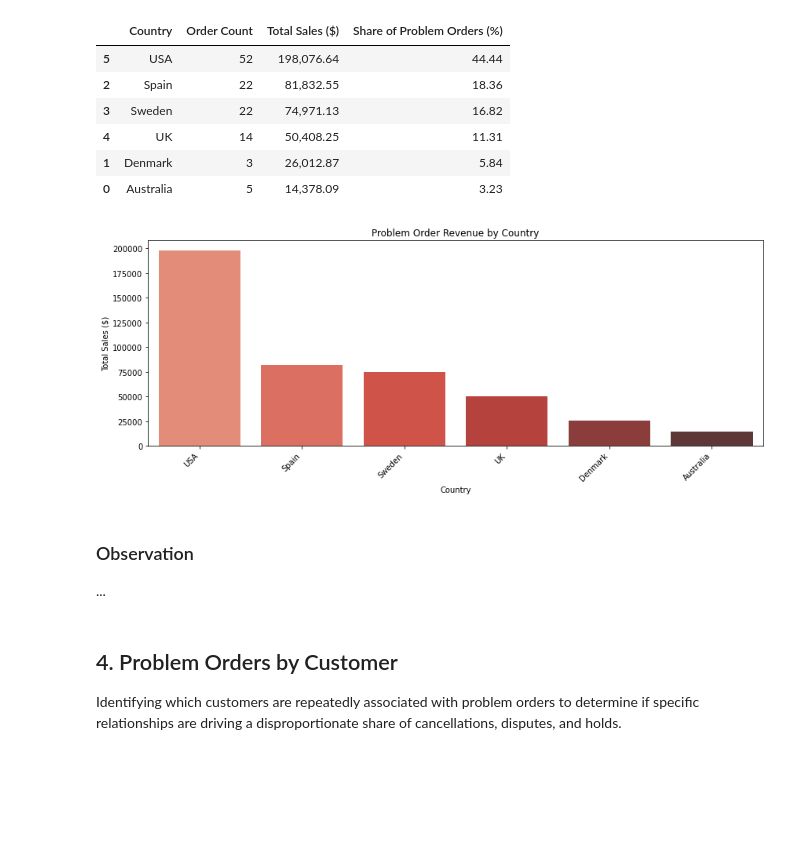
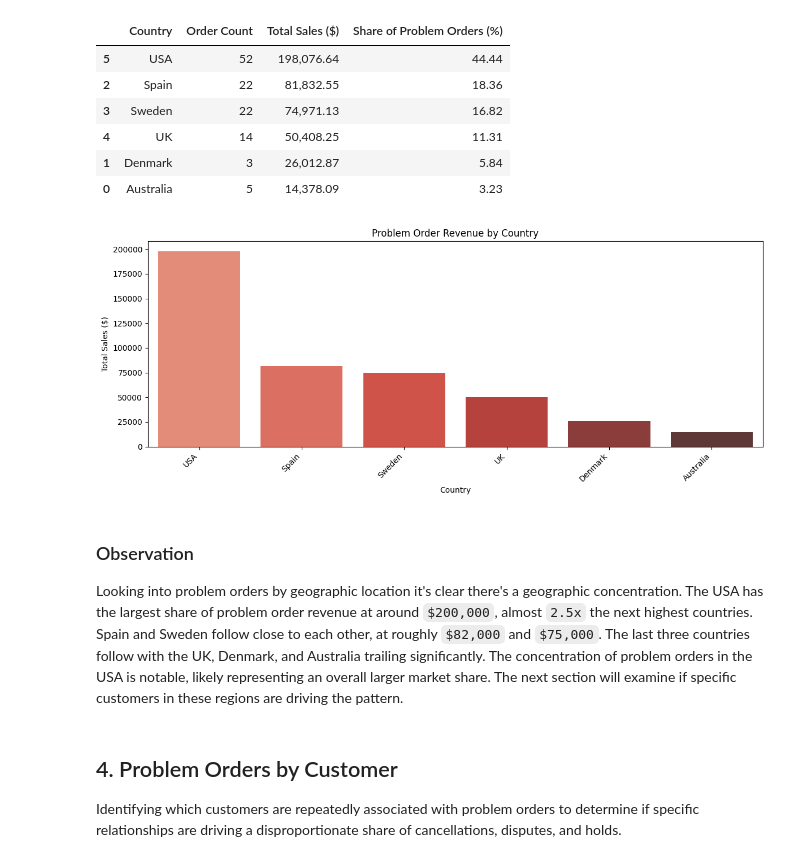
Before and after one commit to mcdonald-r/automobile-sales-analysis, a Jupyter notebook: auto_sales_analysis.ipynb, the cells around one changed output. Cells and saved outputs as stored; diff of their text form; code cells hidden in the pictures; blank space fills up the shorter version.

Commit message:
added observation summaries for sections 2 and 3

```diff
--- a/auto_sales_analysis.ipynb
+++ b/auto_sales_analysis.ipynb
@@ -93,12 +96,12 @@ Grouping orders into broader categories to establish a clear headline figure
 for problem order revenue across the pipeline.
 # %%
 category_map = {
-    'Shipped': 'Completed',
-    'Resolved': 'Completed',
+    'Shipped': 'Completed Orders',
+    'Resolved': 'Completed Orders',
     'Cancelled': 'Problem Orders',
     'Disputed': 'Problem Orders',
     'On Hold': 'Problem Orders',
-    'In Process': 'Processing'
+    'In Process': 'Orders In Processing'
 }
 
 df['order_category'] = df['STATUS'].map(category_map)
@@ -201,22 +204,24 @@ country_breakdown.style.format({
 # %%
 plt.figure(figsize=(12, 5))
 sns.barplot(
     data=country_breakdown,
     x='Country',
     y='Total Sales ($)',
-    palette='Reds_d'
+    palette='Reds_d',
+    hue='Country',
+    legend=False
 )
 plt.title('Problem Order Revenue by Country')
 plt.xlabel('Country')
 plt.ylabel('Total Sales ($)')
 plt.xticks(rotation=45, ha='right')
 plt.tight_layout()
 plt.show()
 # %% [output]
-[figure, old version]
+[figure, new version]
 # %% [markdown]
 ### Observation
-...
+Looking into problem orders by geographic location it's clear there's a geographic concentration. The USA has the largest share of problem order revenue at around `$200,000`, almost `2.5x` the next highest countries. Spain and Sweden follow close to each other, at roughly `$82,000` and `$75,000`. The last three countries follow with the UK, Denmark, and Australia trailing significantly. The concentration of problem orders in the USA is notable, likely representing an overall larger market share. The next section will examine if specific customers in these regions are driving the pattern.
 # %% [markdown]
 ## 4. Problem Orders by Customer
 
```
Also changed, not shown: parts of 6 cells of this notebook.
